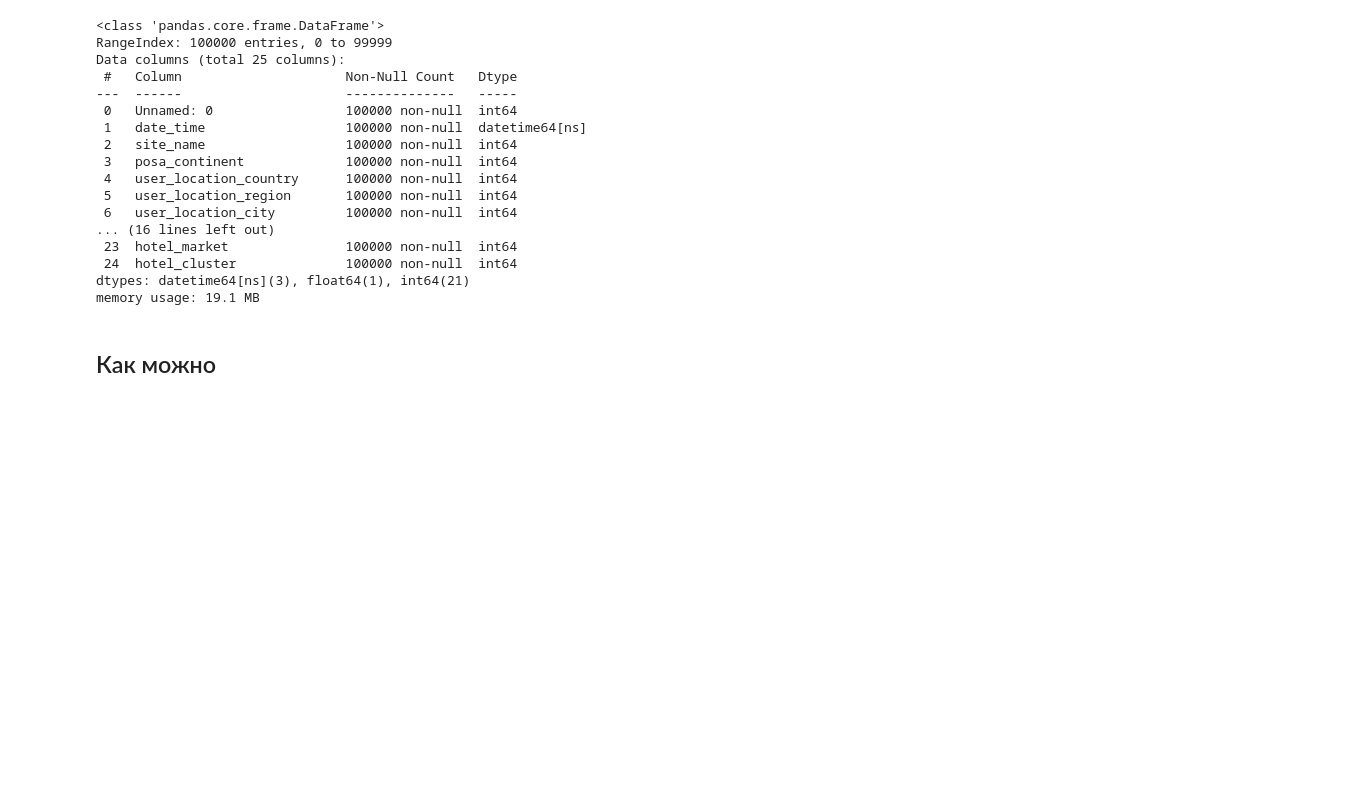
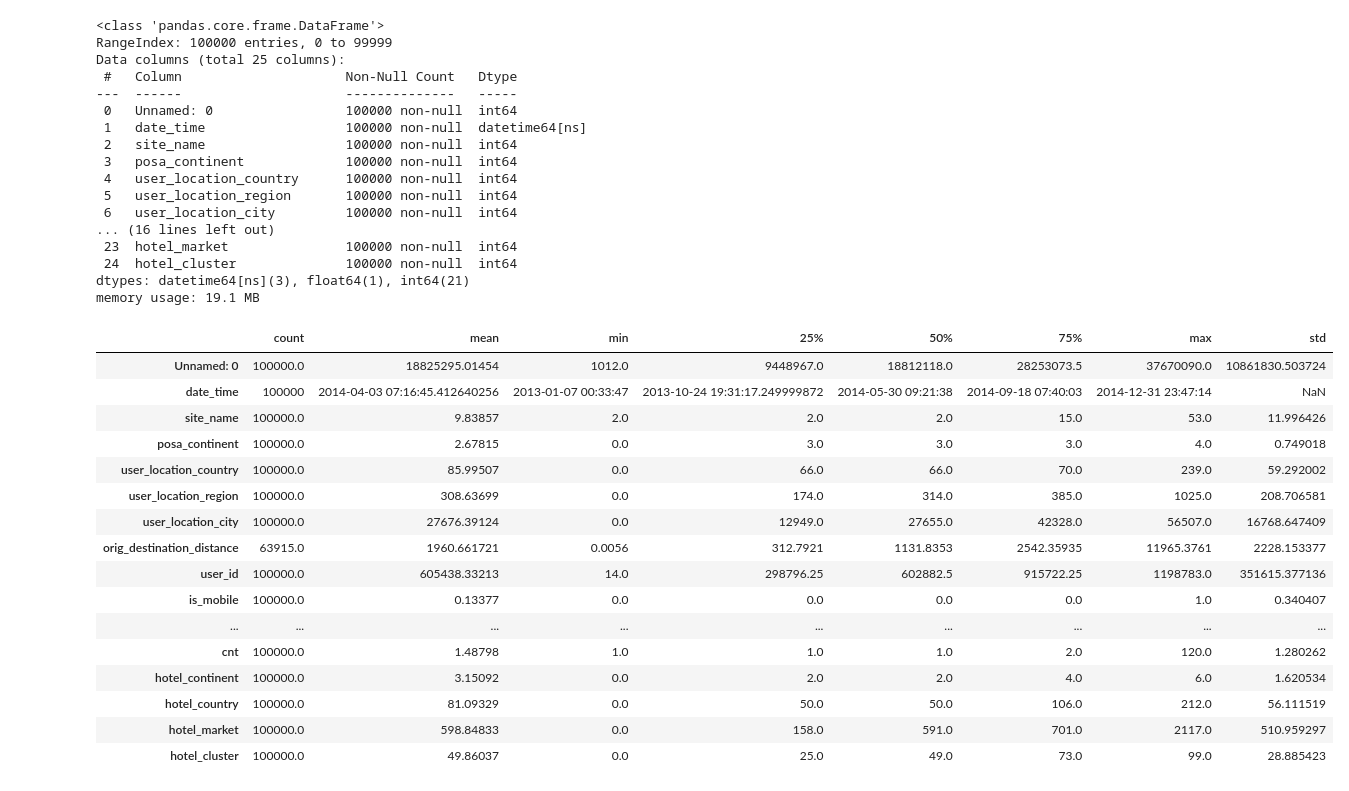
Before and after one commit to Jamchitogrito/TeamClusterization, a Jupyter notebook: TeamWork.ipynb, the cells around one changed output. Saved outputs shown, nothing was run; the diff lists cells and outputs as text; code cells hidden in the pictures; blank space fills up the shorter version.

```diff
--- a/TeamWork.ipynb
+++ b/TeamWork.ipynb
@@ -52,5 +96,23 @@ Data columns (total 25 columns):
  24  hotel_cluster              100000 non-null  int64
 dtypes: datetime64[ns](3), float64(1), int64(21)
 memory usage: 19.1 MB
-# %% [markdown]
-## Как можно
+# %%
+df.describe().T
+# %% [output]
+|  | count | mean | min | 25% | 50% | 75% | max | std |
+| Unnamed: 0 | 100000.0 | 18825295.01454 | 1012.0 | 9448967.0 | 18812118.0 | 28253073.5 | 37670090.0 | 10861830.503724 |
+| date_time | 100000 | 2014-04-03 07:16:45.412640256 | 2013-01-07 00:33:47 | 2013-10-24 19:31:17.249999872 | 2014-05-30 09:21:38 | 2014-09-18 07:40:03 | 2014-12-31 23:47:14 | NaN |
+| site_name | 100000.0 | 9.83857 | 2.0 | 2.0 | 2.0 | 15.0 | 53.0 | 11.996426 |
+| posa_continent | 100000.0 | 2.67815 | 0.0 | 3.0 | 3.0 | 3.0 | 4.0 | 0.749018 |
+| user_location_country | 100000.0 | 85.99507 | 0.0 | 66.0 | 66.0 | 70.0 | 239.0 | 59.292002 |
+| user_location_region | 100000.0 | 308.63699 | 0.0 | 174.0 | 314.0 | 385.0 | 1025.0 | 208.706581 |
+| user_location_city | 100000.0 | 27676.39124 | 0.0 | 12949.0 | 27655.0 | 42328.0 | 56507.0 | 16768.647409 |
+| orig_destination_distance | 63915.0 | 1960.661721 | 0.0056 | 312.7921 | 1131.8353 | 2542.35935 | 11965.3761 | 2228.153377 |
+| user_id | 100000.0 | 605438.33213 | 14.0 | 298796.25 | 602882.5 | 915722.25 | 1198783.0 | 351615.377136 |
+| is_mobile | 100000.0 | 0.13377 | 0.0 | 0.0 | 0.0 | 0.0 | 1.0 | 0.340407 |
+| ... | ... | ... | ... | ... | ... | ... | ... | ... |
+| cnt | 100000.0 | 1.48798 | 1.0 | 1.0 | 1.0 | 2.0 | 120.0 | 1.280262 |
+| hotel_continent | 100000.0 | 3.15092 | 0.0 | 2.0 | 2.0 | 4.0 | 6.0 | 1.620534 |
+| hotel_country | 100000.0 | 81.09329 | 0.0 | 50.0 | 50.0 | 106.0 | 212.0 | 56.111519 |
+| hotel_market | 100000.0 | 598.84833 | 0.0 | 158.0 | 591.0 | 701.0 | 2117.0 | 510.959297 |
+| hotel_cluster | 100000.0 | 49.86037 | 0.0 | 25.0 | 49.0 | 73.0 | 99.0 | 28.885423 |
```
Also changed, not shown: parts of 9 cells of this notebook, 1 other file.
